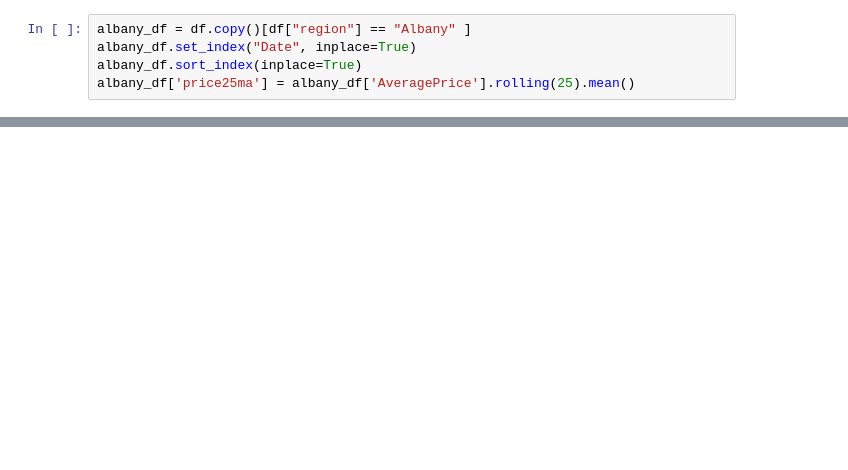
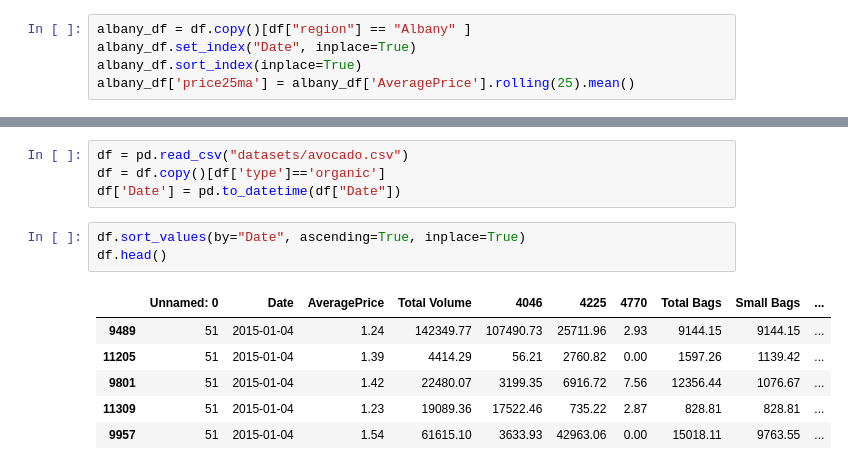
Before and after one commit to isaacsutor/DataScience, a Jupyter notebook: avocado_datascience_2.ipynb, the cells around one changed output, grey strips where cells are left out. Cells and saved outputs as stored; diff of their text form; blank space fills up the shorter version.

Commit message:
added code with copy to get rid of warnings

```diff
--- a/avocado_datascience_2.ipynb
+++ b/avocado_datascience_2.ipynb
@@ -78,0 +185,14 @@ albany_df['price25ma'] = albany_df['AveragePrice'].rolling(25).mean()
+# %%
+df = pd.read_csv("datasets/avocado.csv")
+df = df.copy()[df['type']=='organic']
+df['Date'] = pd.to_datetime(df["Date"])
+# %%
+df.sort_values(by="Date", ascending=True, inplace=True)
+df.head()
+# %% [output]
+|  | Unnamed: 0 | Date | AveragePrice | Total Volume | 4046 | 4225 | 4770 | Total Bags | Small Bags | ... |
+| 9489 | 51 | 2015-01-04 | 1.24 | 142349.77 | 107490.73 | 25711.96 | 2.93 | 9144.15 | 9144.15 | ... |
+| 11205 | 51 | 2015-01-04 | 1.39 | 4414.29 | 56.21 | 2760.82 | 0.00 | 1597.26 | 1139.42 | ... |
+| 9801 | 51 | 2015-01-04 | 1.42 | 22480.07 | 3199.35 | 6916.72 | 7.56 | 12356.44 | 1076.67 | ... |
+| 11309 | 51 | 2015-01-04 | 1.23 | 19089.36 | 17522.46 | 735.22 | 2.87 | 828.81 | 828.81 | ... |
+| 9957 | 51 | 2015-01-04 | 1.54 | 61615.10 | 3633.93 | 42963.06 | 0.00 | 15018.11 | 9763.55 | ... |
```
Also changed, not shown: parts of 8 cells of this notebook.
